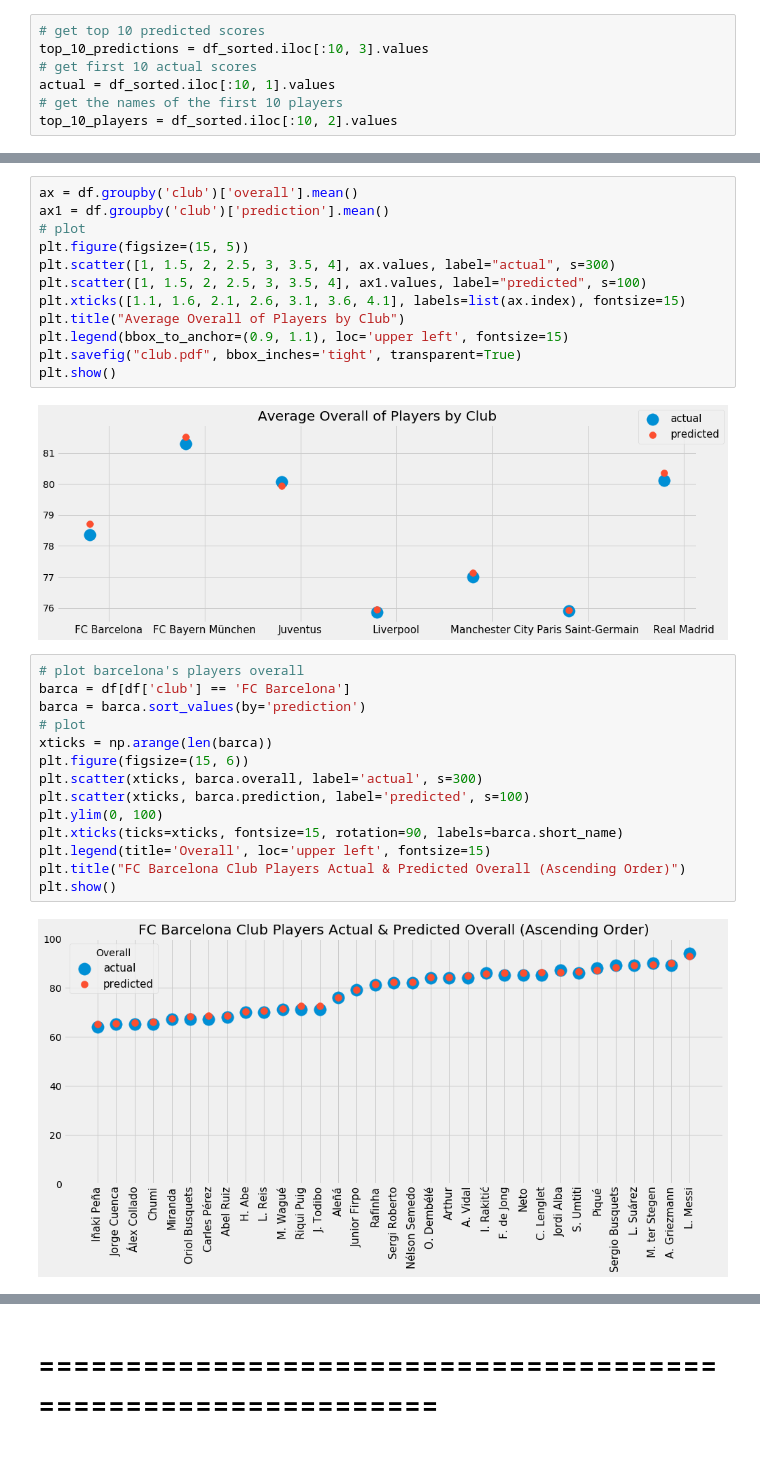
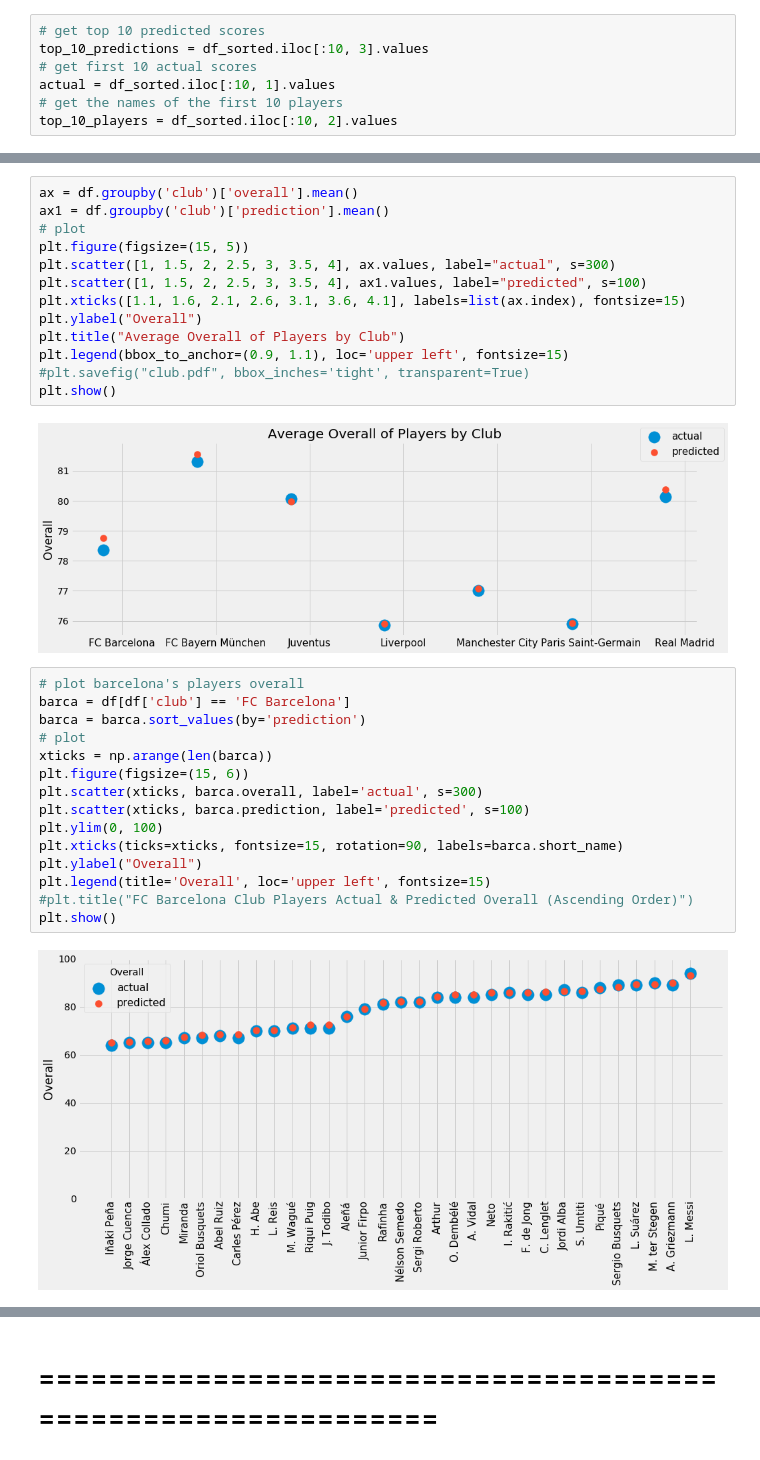
Before and after one commit to Wangsherpa/fifa-final-project, a Jupyter notebook: fifa-project.ipynb, the cells around one changed output, grey strips where cells are left out. Drawn from its saved outputs; the diff is of its cells as text.

```diff
--- a/fifa-project.ipynb
+++ b/fifa-project.ipynb
@@ -389,25 +453,27 @@ plt.figure(figsize=(15, 5))
 plt.scatter([1, 1.5, 2, 2.5, 3, 3.5, 4], ax.values, label="actual", s=300)
 plt.scatter([1, 1.5, 2, 2.5, 3, 3.5, 4], ax1.values, label="predicted", s=100)
 plt.xticks([1.1, 1.6, 2.1, 2.6, 3.1, 3.6, 4.1], labels=list(ax.index), fontsize=15)
+plt.ylabel("Overall")
 plt.title("Average Overall of Players by Club")
 plt.legend(bbox_to_anchor=(0.9, 1.1), loc='upper left', fontsize=15)
-plt.savefig("club.pdf", bbox_inches='tight', transparent=True)
+#plt.savefig("club.pdf", bbox_inches='tight', transparent=True)
 plt.show()
 # %% [output]
-[figure, old version]
+[figure, new version]
 # %%
 # plot barcelona's players overall
 barca = df[df['club'] == 'FC Barcelona']
 barca = barca.sort_values(by='prediction')
 # plot
 xticks = np.arange(len(barca))
 plt.figure(figsize=(15, 6))
 plt.scatter(xticks, barca.overall, label='actual', s=300)
 plt.scatter(xticks, barca.prediction, label='predicted', s=100)
 plt.ylim(0, 100)
 plt.xticks(ticks=xticks, fontsize=15, rotation=90, labels=barca.short_name)
+plt.ylabel("Overall")
 plt.legend(title='Overall', loc='upper left', fontsize=15)
-plt.title("FC Barcelona Club Players Actual & Predicted Overall (Ascending Order)")
+#plt.title("FC Barcelona Club Players Actual & Predicted Overall (Ascending Order)")
 plt.show()
 # %% [output]
-[figure, old version]
+[figure, new version]
```
Also changed, not shown: parts of 45 cells of this notebook.
